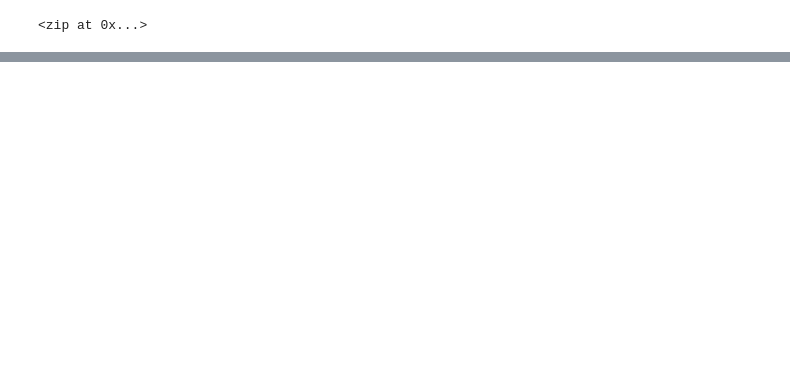
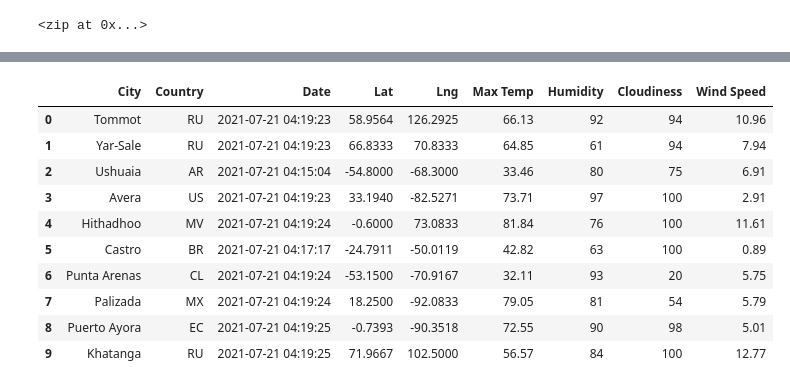
Before and after one commit to Praveeja-Sasidharan-Suni/World_Weather_Analysis, a Jupyter notebook: WeatherPy.ipynb, the cells around one changed output, grey strips where cells are left out. Cells and saved outputs as stored; diff of their text form; code cells hidden in the pictures; blank space fills up the shorter version.

```diff
--- a/WeatherPy.ipynb
+++ b/WeatherPy.ipynb
@@ -93,0 +240,17 @@ len(cities)
+# %%
+#New column order
+new_column_order=["City","Country","Date","Lat","Lng","Max Temp","Humidity","Cloudiness","Wind Speed"]
+city_data_df=city_data_df[new_column_order]
+city_data_df.head(10)
+# %% [output]
+|  | City | Country | Date | Lat | Lng | Max Temp | Humidity | Cloudiness | Wind Speed |
+| 0 | Tommot | RU | 2021-07-21 04:19:23 | 58.9564 | 126.2925 | 66.13 | 92 | 94 | 10.96 |
+| 1 | Yar-Sale | RU | 2021-07-21 04:19:23 | 66.8333 | 70.8333 | 64.85 | 61 | 94 | 7.94 |
+| 2 | Ushuaia | AR | 2021-07-21 04:15:04 | -54.8000 | -68.3000 | 33.46 | 80 | 75 | 6.91 |
+| 3 | Avera | US | 2021-07-21 04:19:23 | 33.1940 | -82.5271 | 73.71 | 97 | 100 | 2.91 |
+| 4 | Hithadhoo | MV | 2021-07-21 04:19:24 | -0.6000 | 73.0833 | 81.84 | 76 | 100 | 11.61 |
+| 5 | Castro | BR | 2021-07-21 04:17:17 | -24.7911 | -50.0119 | 42.82 | 63 | 100 | 0.89 |
+| 6 | Punta Arenas | CL | 2021-07-21 04:19:24 | -53.1500 | -70.9167 | 32.11 | 93 | 20 | 5.75 |
+| 7 | Palizada | MX | 2021-07-21 04:19:24 | 18.2500 | -92.0833 | 79.05 | 81 | 54 | 5.79 |
+| 8 | Puerto Ayora | EC | 2021-07-21 04:19:25 | -0.7393 | -90.3518 | 72.55 | 90 | 98 | 5.01 |
+| 9 | Khatanga | RU | 2021-07-21 04:19:25 | 71.9667 | 102.5000 | 56.57 | 84 | 100 | 12.77 |
```
Also changed, not shown: parts of 15 cells of this notebook, 1 other file.
